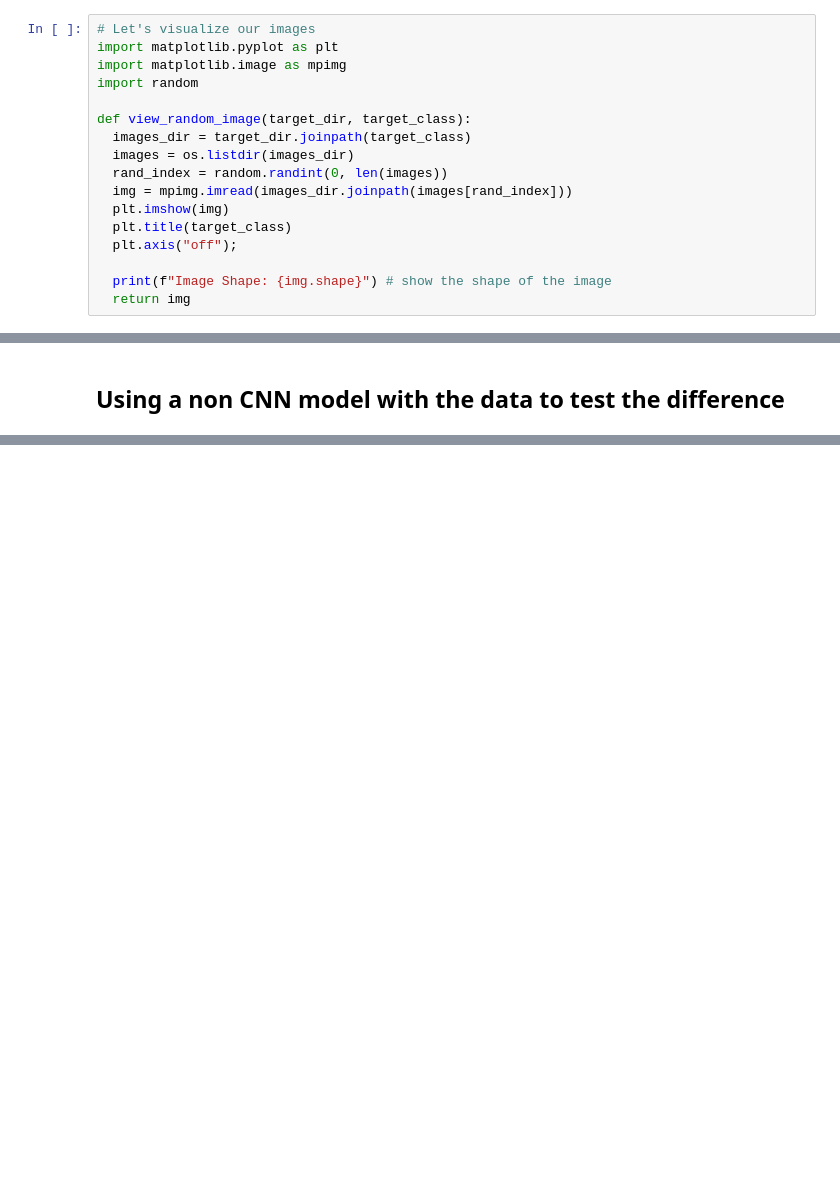
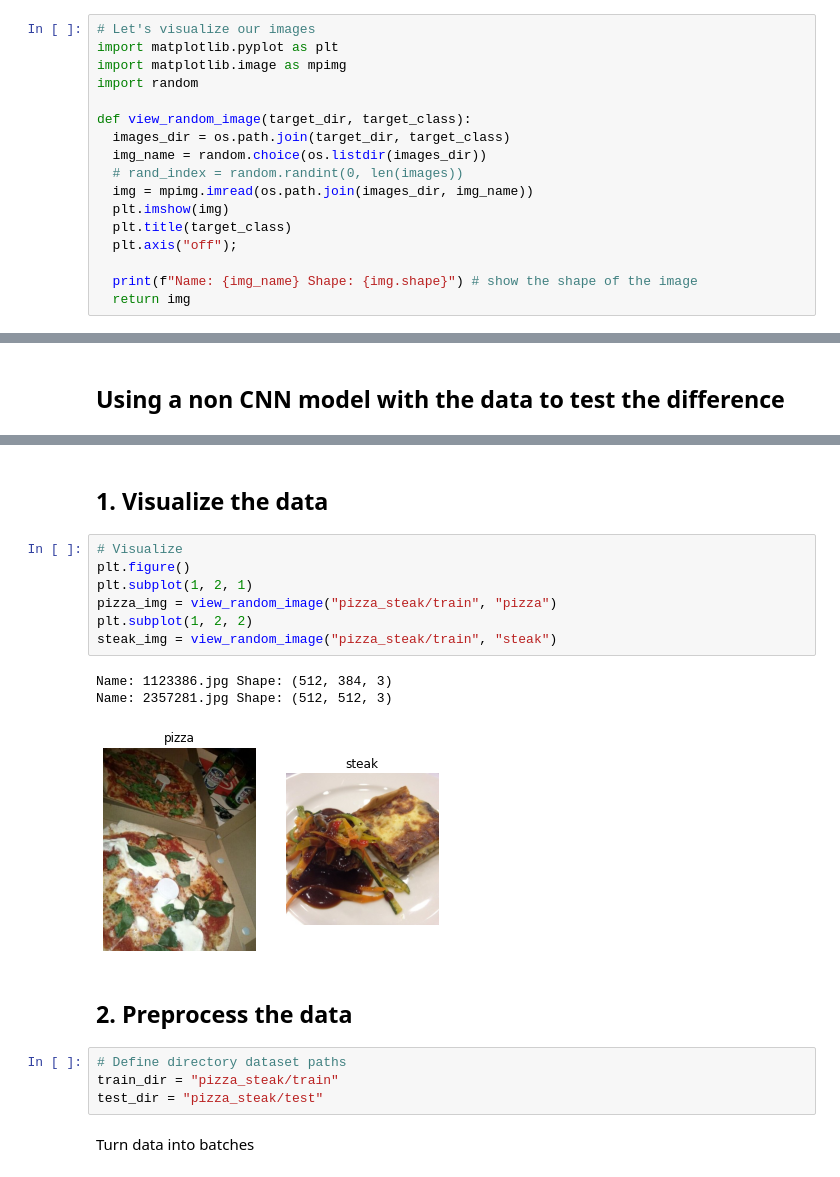
Before and after one commit to Md7tz/Machine-learning-and-AI-notebooks, a Jupyter notebook: Computer_Vision_with_Tensorflow_CNNs.ipynb, the cells around one changed output, grey strips where cells are left out. Saved outputs shown, nothing was run; the diff lists cells and outputs as text; blank space fills up the shorter version.

Commit message:
Binary classification with augmented images of food

```diff
--- a/Computer_Vision_with_Tensorflow_CNNs.ipynb
+++ b/Computer_Vision_with_Tensorflow_CNNs.ipynb
@@ -88,15 +95,15 @@ import matplotlib.image as mpimg
 import random
 
 def view_random_image(target_dir, target_class):
-  images_dir = target_dir.joinpath(target_class)
-  images = os.listdir(images_dir)
-  rand_index = random.randint(0, len(images))
-  img = mpimg.imread(images_dir.joinpath(images[rand_index]))
+  images_dir = os.path.join(target_dir, target_class)
+  img_name = random.choice(os.listdir(images_dir))
+  # rand_index = random.randint(0, len(images))
+  img = mpimg.imread(os.path.join(images_dir, img_name))
   plt.imshow(img)
   plt.title(target_class)
   plt.axis("off");
 
-  print(f"Image Shape: {img.shape}") # show the shape of the image
+  print(f"Name: {img_name} Shape: {img.shape}") # show the shape of the image
   return img
 # %%
 # View a random image from the training data set
@@ -300,0 +391,21 @@ Epoch 5/5
+# %% [markdown]
+## 1. Visualize the data
+# %%
+# Visualize
+plt.figure()
+plt.subplot(1, 2, 1)
+pizza_img = view_random_image("pizza_steak/train", "pizza")
+plt.subplot(1, 2, 2)
+steak_img = view_random_image("pizza_steak/train", "steak")
+# %% [output]
+Name: 1123386.jpg Shape: (512, 384, 3)
+Name: 2357281.jpg Shape: (512, 512, 3)
+[figure, added]
+# %% [markdown]
+## 2. Preprocess the data
+# %%
+# Define directory dataset paths
+train_dir = "pizza_steak/train"
+test_dir = "pizza_steak/test"
+# %% [markdown]
+Turn data into batches
```
Also changed, not shown: parts of 67 cells of this notebook.
